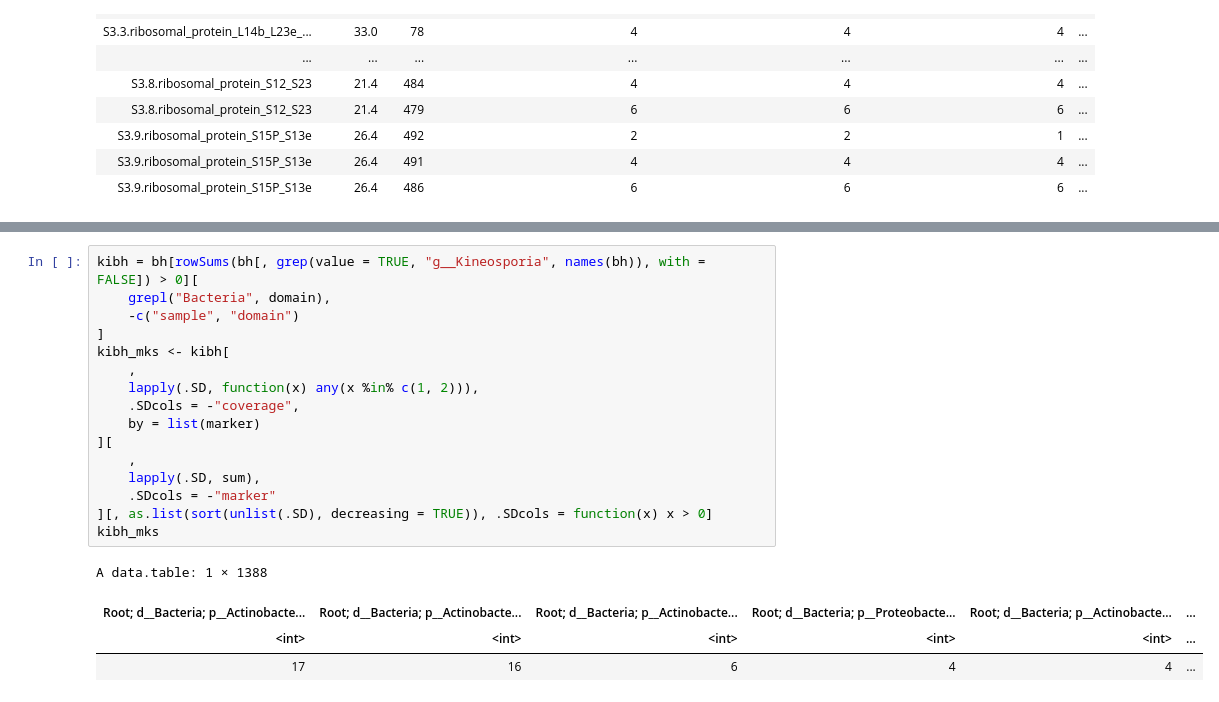
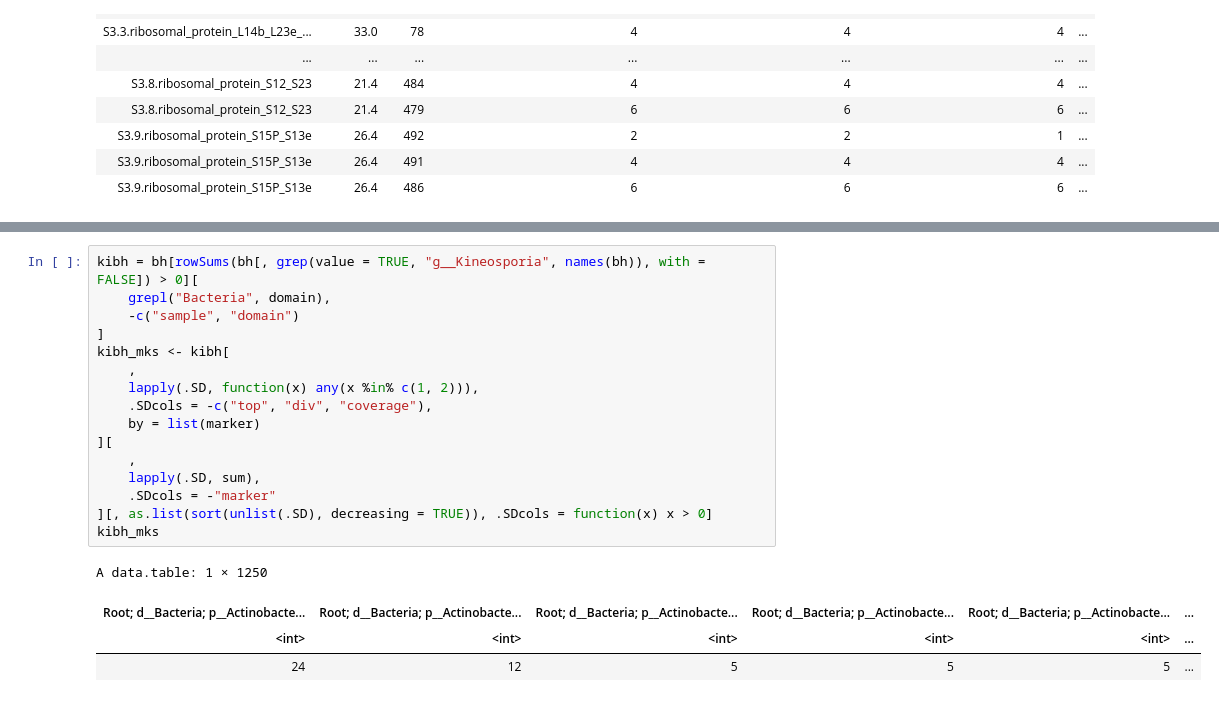
Before and after one commit to timbalam/singlem-benchmarking, a Jupyter notebook: 5_novelty/plot.ipynb, the cells around one changed output, grey strips where cells are left out. Saved outputs shown, nothing was run; the diff lists cells and outputs as text.

```diff
--- a/5_novelty/plot.ipynb
+++ b/5_novelty/plot.ipynb
@@ -378,24 +323,24 @@ A data.table: 3 × 6
 # %%
 kibh = bh[rowSums(bh[, grep(value = TRUE, "g__Kineosporia", names(bh)), with = FALSE]) > 0][
     grepl("Bacteria", domain),
     -c("sample", "domain")
 ]
 kibh_mks <- kibh[
     ,
     lapply(.SD, function(x) any(x %in% c(1, 2))),
-    .SDcols = -"coverage",
+    .SDcols = -c("top", "div", "coverage"),
     by = list(marker)
 ][
     ,
     lapply(.SD, sum),
     .SDcols = -"marker"
 ][, as.list(sort(unlist(.SD), decreasing = TRUE)), .SDcols = function(x) x > 0]
 kibh_mks
 # %% [output]
-A data.table: 1 × 1388
+A data.table: 1 × 1250
-| Root; d__Bacteria; p__Actinobacte... | Root; d__Bacteria; p__Actinobacte... | Root; d__Bacteria; p__Actinobacte... | Root; d__Bacteria; p__Proteobacte... | Root; d__Bacteria; p__Actinobacte... | ... |
+| Root; d__Bacteria; p__Actinobacte... | Root; d__Bacteria; p__Actinobacte... | Root; d__Bacteria; p__Actinobacte... | Root; d__Bacteria; p__Actinobacte... | Root; d__Bacteria; p__Actinobacte... | ... |
 | <int> | <int> | <int> | <int> | <int> | ... |
-| 17 | 16 | 6 | 4 | 4 | ... |
+| 24 | 12 | 5 | 5 | 5 | ... |
 # %%
 format_props(kibh[, c("marker", "coverage", names(kibh_mks)[kibh_mks > 12]), with = FALSE])
 # %% [output]
```
Also changed, not shown: parts of 14 cells of this notebook, 1 other file.
